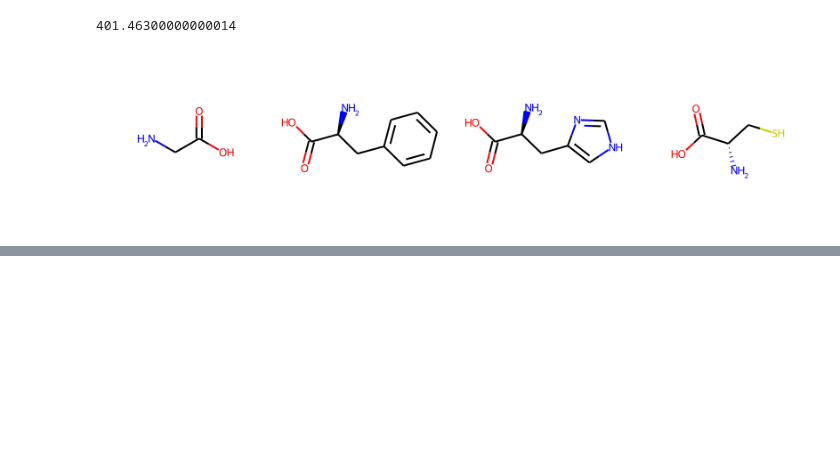
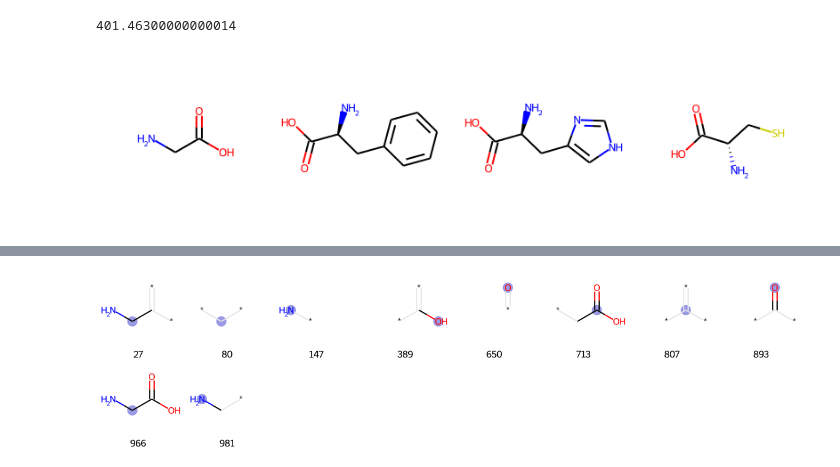
Before and after one commit to Ayona123/Drug_repurposing, a Jupyter notebook: RDKit.ipynb, the cells around one changed output, grey strips where cells are left out. Cells and saved outputs as stored; diff of their text form; code cells hidden in the pictures; blank space fills up the shorter version.

```diff
--- a/RDKit.ipynb
+++ b/RDKit.ipynb
@@ -41,0 +74,5 @@ img
+# %%
+prints = [(glycine, x, bi) for x in fp.GetOnBits()]
+Draw.DrawMorganBits(prints, molsPerRow =8, legends=[str(x) for x in fp.GetOnBits ()])
+# %% [output]
+[figure, added]
```
Also changed, not shown: parts of 5 cells of this notebook.
